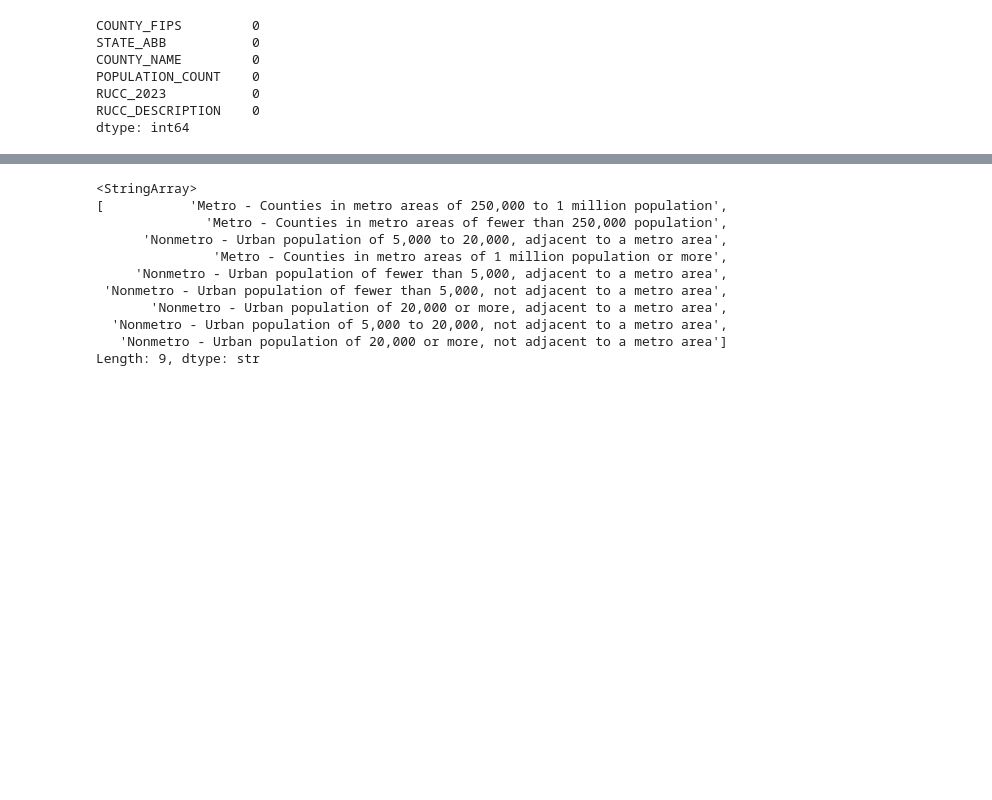
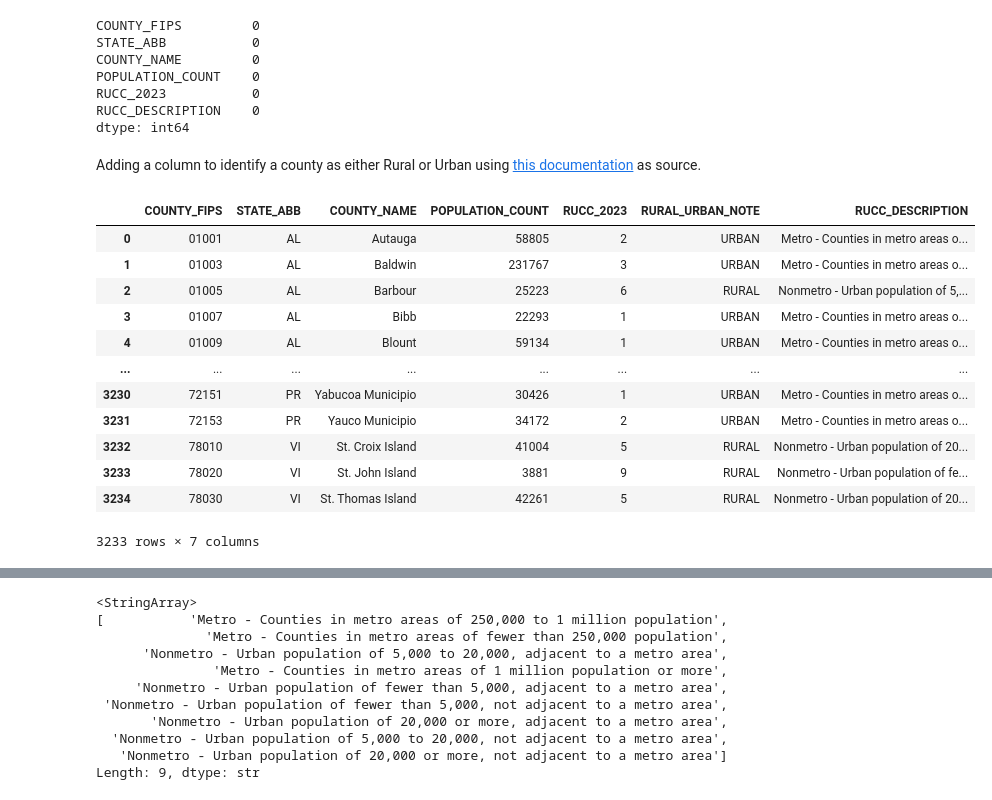
Before and after one commit to brytner/uv-exposure-melanoma-incidence-analysis, a Jupyter notebook: notebook/uv-exposure-melanoma-incidence-analysis.ipynb, the cells around one changed output, grey strips where cells are left out. Cells and saved outputs as stored; diff of their text form; code cells hidden in the pictures; blank space fills up the shorter version.

```diff
--- a/notebook/uv-exposure-melanoma-incidence-analysis.ipynb
+++ b/notebook/uv-exposure-melanoma-incidence-analysis.ipynb
@@ -480,6 +480,26 @@ RUCC_DESCRIPTION    0
 dtype: int64
 # %%
 continuum_codes = continuum_codes.astype({'RUCC_2023': int})
+# %% [markdown]
+Adding a column to identify a county as either Rural or Urban using <a href="https://www.ers.usda.gov/data-products/rural-urban-continuum-codes/documentation" target="_blank">this documentation</a> as source.
+# %%
+continuum_codes['RURAL_URBAN_NOTE'] = continuum_codes['RUCC_2023'].apply(lambda x: 'RURAL' if x >= 4 else 'URBAN')
+continuum_codes.insert(5, 'RURAL_URBAN_NOTE', continuum_codes.pop('RURAL_URBAN_NOTE'))
+continuum_codes
+# %% [output]
+|  | COUNTY_FIPS | STATE_ABB | COUNTY_NAME | POPULATION_COUNT | RUCC_2023 | RURAL_URBAN_NOTE | RUCC_DESCRIPTION |
+| 0 | 01001 | AL | Autauga | 58805 | 2 | URBAN | Metro - Counties in metro areas o... |
+| 1 | 01003 | AL | Baldwin | 231767 | 3 | URBAN | Metro - Counties in metro areas o... |
+| 2 | 01005 | AL | Barbour | 25223 | 6 | RURAL | Nonmetro - Urban population of 5,... |
+| 3 | 01007 | AL | Bibb | 22293 | 1 | URBAN | Metro - Counties in metro areas o... |
+| 4 | 01009 | AL | Blount | 59134 | 1 | URBAN | Metro - Counties in metro areas o... |
+| ... | ... | ... | ... | ... | ... | ... | ... |
+| 3230 | 72151 | PR | Yabucoa Municipio | 30426 | 1 | URBAN | Metro - Counties in metro areas o... |
+| 3231 | 72153 | PR | Yauco Municipio | 34172 | 2 | URBAN | Metro - Counties in metro areas o... |
+| 3232 | 78010 | VI | St. Croix Island | 41004 | 5 | RURAL | Nonmetro - Urban population of 20... |
+| 3233 | 78020 | VI | St. John Island | 3881 | 9 | RURAL | Nonmetro - Urban population of fe... |
+| 3234 | 78030 | VI | St. Thomas Island | 42261 | 5 | RURAL | Nonmetro - Urban population of 20... |
+3233 rows × 7 columns
 # %%
 df_insights(continuum_codes)
 # %% [output]
```
Also changed, not shown: parts of 2 cells of this notebook.
